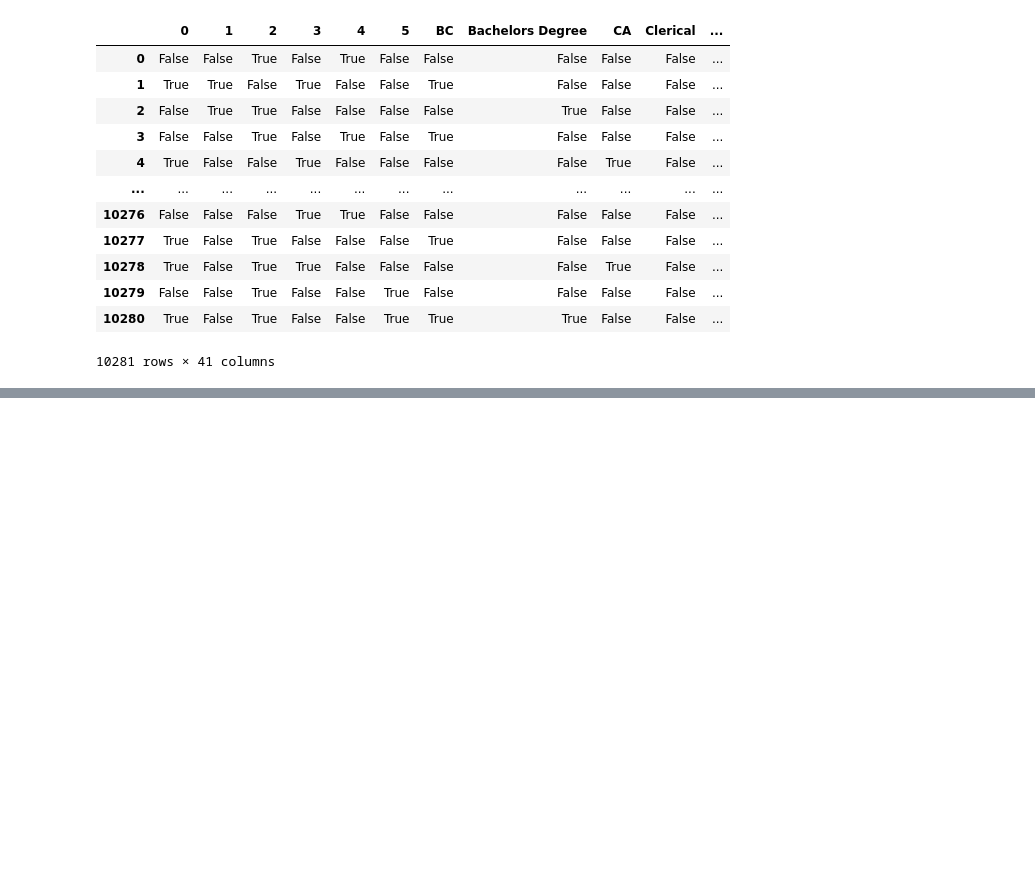
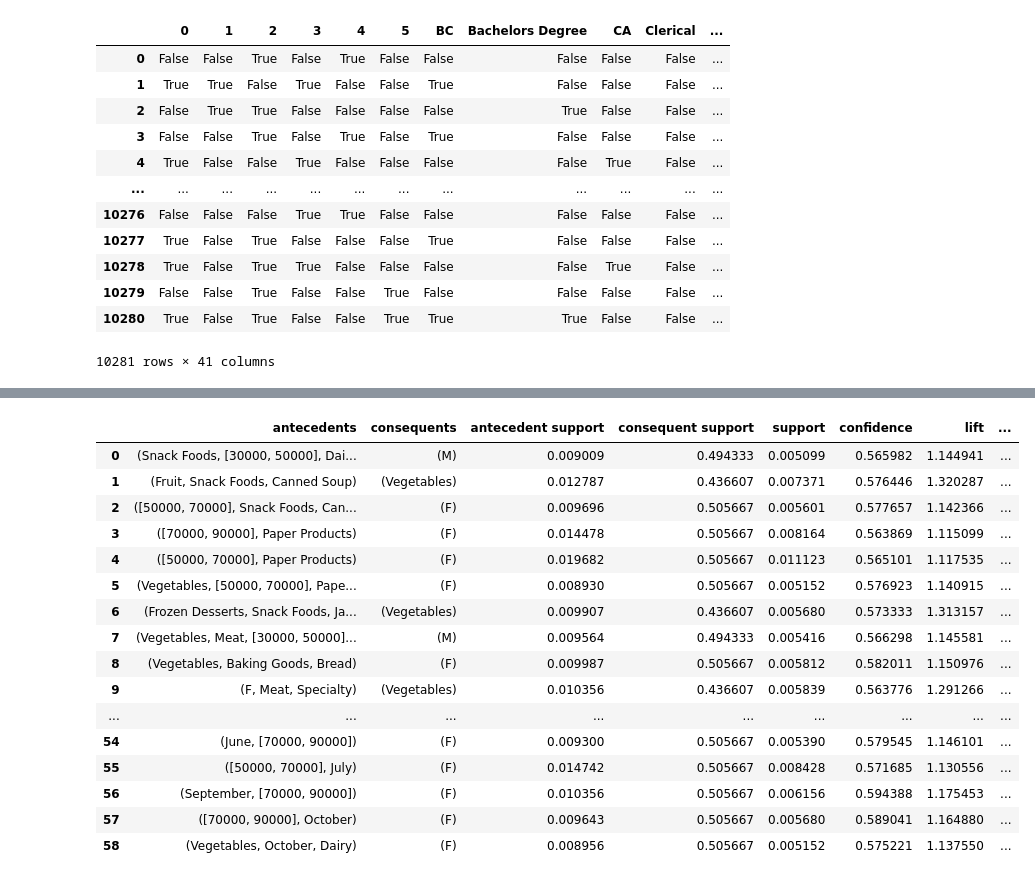
Before and after one commit to chang861224/DM_foodmart, a Jupyter notebook: DM_Assign1.ipynb, the cells around one changed output, grey strips where cells are left out. Cells and saved outputs as stored; diff of their text form; code cells hidden in the pictures; blank space fills up the shorter version.

```diff
--- a/DM_Assign1.ipynb
+++ b/DM_Assign1.ipynb
@@ -194,0 +211,3 @@ rules
+# %%
+df = pd.DataFrame(array, columns=col)
+df
@@ -194,0 +228,3 @@ rules
+# %%
+frequent_itemsets = fpgrowth(df, min_support=0.005, use_colnames=True)
+frequent_itemsets
@@ -194,0 +245,21 @@ rules
+# %%
+rules = association_rules(frequent_itemsets, metric='confidence', min_threshold=0.563)
+rules
+# %% [output]
+|  | antecedents | consequents | antecedent support | consequent support | support | confidence | lift | ... |
+| 0 | (Snack Foods, [30000, 50000], Dai... | (M) | 0.009009 | 0.494333 | 0.005099 | 0.565982 | 1.144941 | ... |
+| 1 | (Fruit, Snack Foods, Canned Soup) | (Vegetables) | 0.012787 | 0.436607 | 0.007371 | 0.576446 | 1.320287 | ... |
+| 2 | ([50000, 70000], Snack Foods, Can... | (F) | 0.009696 | 0.505667 | 0.005601 | 0.577657 | 1.142366 | ... |
+| 3 | ([70000, 90000], Paper Products) | (F) | 0.014478 | 0.505667 | 0.008164 | 0.563869 | 1.115099 | ... |
+| 4 | ([50000, 70000], Paper Products) | (F) | 0.019682 | 0.505667 | 0.011123 | 0.565101 | 1.117535 | ... |
+| 5 | (Vegetables, [50000, 70000], Pape... | (F) | 0.008930 | 0.505667 | 0.005152 | 0.576923 | 1.140915 | ... |
+| 6 | (Frozen Desserts, Snack Foods, Ja... | (Vegetables) | 0.009907 | 0.436607 | 0.005680 | 0.573333 | 1.313157 | ... |
+| 7 | (Vegetables, Meat, [30000, 50000]... | (M) | 0.009564 | 0.494333 | 0.005416 | 0.566298 | 1.145581 | ... |
+| 8 | (Vegetables, Baking Goods, Bread) | (F) | 0.009987 | 0.505667 | 0.005812 | 0.582011 | 1.150976 | ... |
+| 9 | (F, Meat, Specialty) | (Vegetables) | 0.010356 | 0.436607 | 0.005839 | 0.563776 | 1.291266 | ... |
+| ... | ... | ... | ... | ... | ... | ... | ... | ... |
+| 54 | (June, [70000, 90000]) | (F) | 0.009300 | 0.505667 | 0.005390 | 0.579545 | 1.146101 | ... |
+| 55 | ([50000, 70000], July) | (F) | 0.014742 | 0.505667 | 0.008428 | 0.571685 | 1.130556 | ... |
+| 56 | (September, [70000, 90000]) | (F) | 0.010356 | 0.505667 | 0.006156 | 0.594388 | 1.175453 | ... |
+| 57 | ([70000, 90000], October) | (F) | 0.009643 | 0.505667 | 0.005680 | 0.589041 | 1.164880 | ... |
+| 58 | (Vegetables, October, Dairy) | (F) | 0.008956 | 0.505667 | 0.005152 | 0.575221 | 1.137550 | ... |
```
Also changed, not shown: parts of 9 cells of this notebook, 3 other files.
